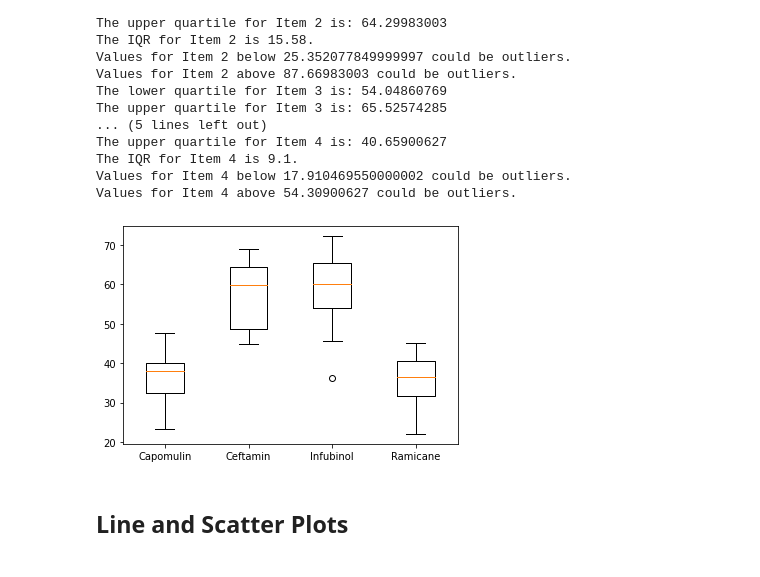
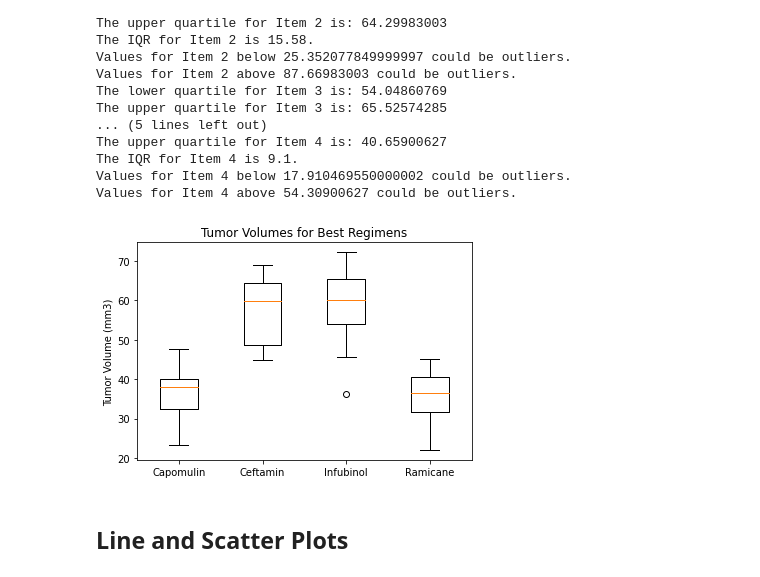
Before and after one commit to ToshaZ/Matplotlib-Challenge, a Jupyter notebook: Pymaceuticals/pymaceuticals_starter-checkpoint.ipynb, the cells around one changed output. Cells and saved outputs as stored; diff of their text form; code cells hidden in the pictures.

```diff
--- a/Pymaceuticals/pymaceuticals_starter-checkpoint.ipynb
+++ b/Pymaceuticals/pymaceuticals_starter-checkpoint.ipynb
@@ -242,11 +207,15 @@ Values for Item 4 above 54.30900627 could be outliers.
 # %%
 # Generate a box plot of the final tumor volume of each mouse across four regimens of interest
 fig1, ax1 = plt.subplots()
 ax1.boxplot(tumor_vols)
 plt.setp(ax1, xticks=[1, 2, 3, 4], xticklabels=drugs)
+ax1.set_title("Tumor Volumes for Best Regimens")
+ax1.set_ylabel("Tumor Volume (mm3)")
+
+#Show box plot
 plt.show()
 # %% [output]
-[figure, old version]
+[figure, new version]
 # %% [markdown]
 ## Line and Scatter Plots
 # %%
```
Also changed, not shown: parts of 10 cells of this notebook.
